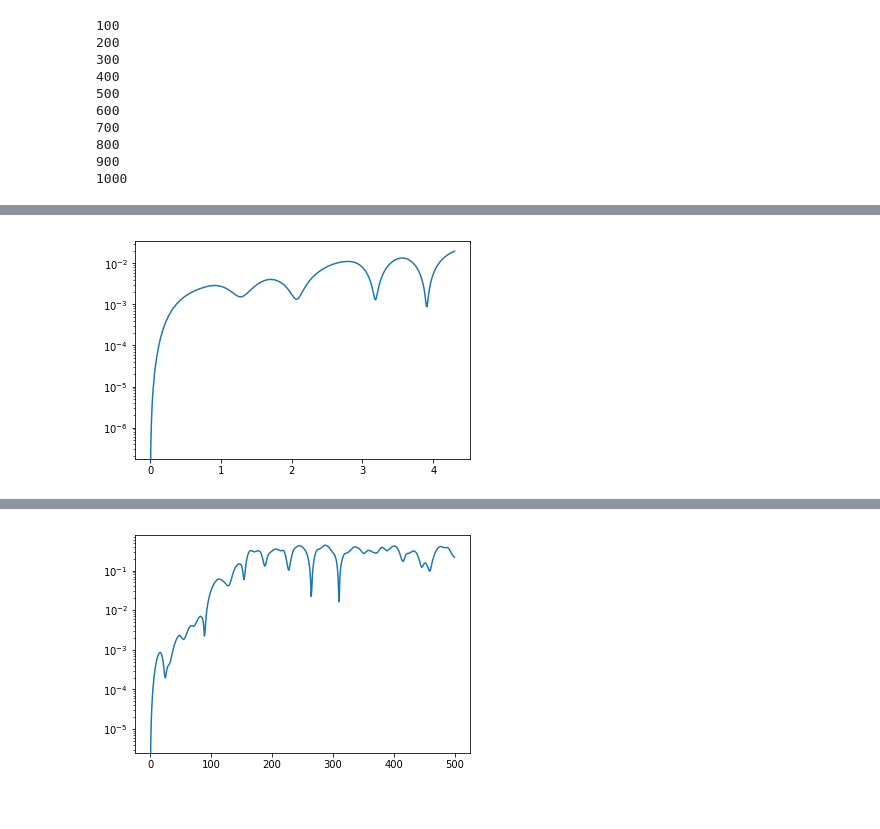
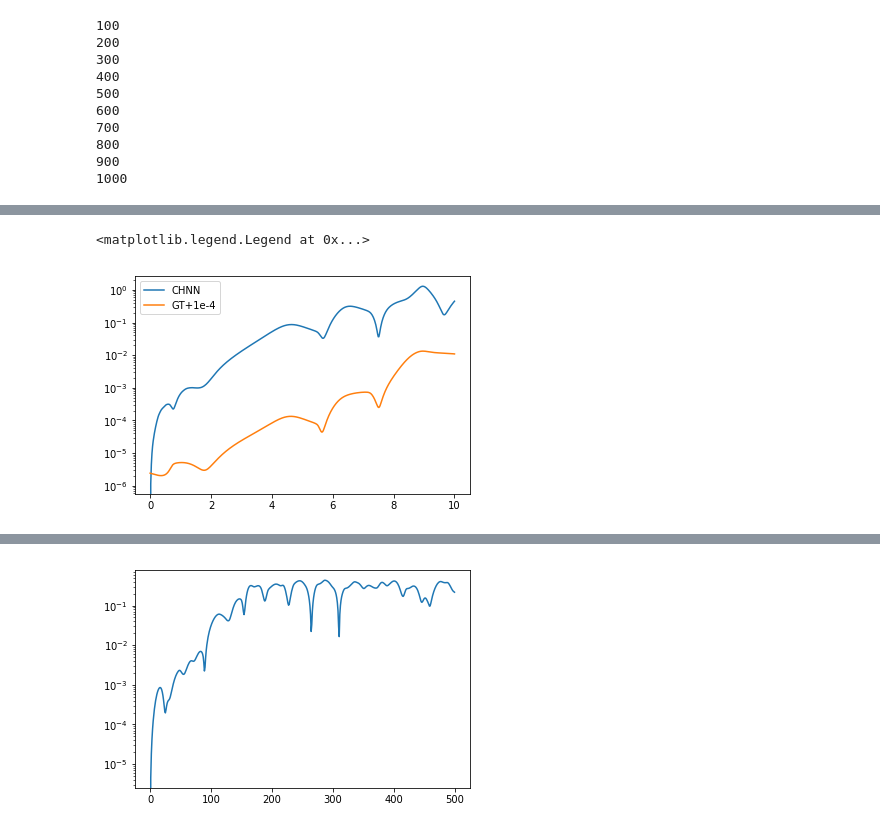
Before and after one commit to mfinzi/constrained-hamiltonian-neural-networks, a Jupyter notebook: trainer.ipynb, the cells around one changed output, grey strips where cells are left out. Saved outputs shown, nothing was run; the diff lists cells and outputs as text; code cells hidden in the pictures.

```diff
--- a/trainer.ipynb
+++ b/trainer.ipynb
@@ -75,21 +91,27 @@ z0s = P.sample_initial_conditions(1)
 # %%
-ts = torch.linspace(0,10,500).float()
-zt = P.integrate(z0s.double(),ts.double()).cuda()
+ts = torch.linspace(0,10,500).double()
+zt = P.integrate(z0s,ts,tol=1e-6).cuda()
+zt_p = P.integrate((z0s+1e-5*torch.randn_like(z0s)),ts,tol=1e-6).cuda()
 z0 = z0s.cuda()
 # %%
 with torch.no_grad():
-    trainer.model.float()#double()
+    trainer.model.double()#.float()#double()
     z_hat_t = trainer.model.integrate(z0,ts)
 # %%
 xt = zt[0,:,0,:].permute(1,2,0).cpu()
 xt_hat = z_hat_t[0,:,0,:].permute(1,2,0).cpu()
+xt_p = zt_p[0,:,0,:].permute(1,2,0).cpu()
 # %%
 err = ((xt-xt_hat)**2).sum(1).sum(0).sqrt()/((xt+xt_hat)**2).sum(1).sum(0).sqrt()
+err2 = ((xt-xt_p)**2).sum(1).sum(0).sqrt()/((xt+xt_p)**2).sum(1).sum(0).sqrt()
 # %%
-plt.plot(ts*.43,err)
+plt.plot(ts,err)
+plt.plot(ts,err2)
 plt.yscale('log')
+plt.legend(['CHNN','GT+1e-4'])
 # %% [output]
+<matplotlib.legend.Legend at 0x...>
-[figure, old version]
+[figure, new version]
 # %%
 plt.plot(err)
 plt.yscale('log')
```
Also changed, not shown: parts of 10 cells of this notebook, 3 other files.
